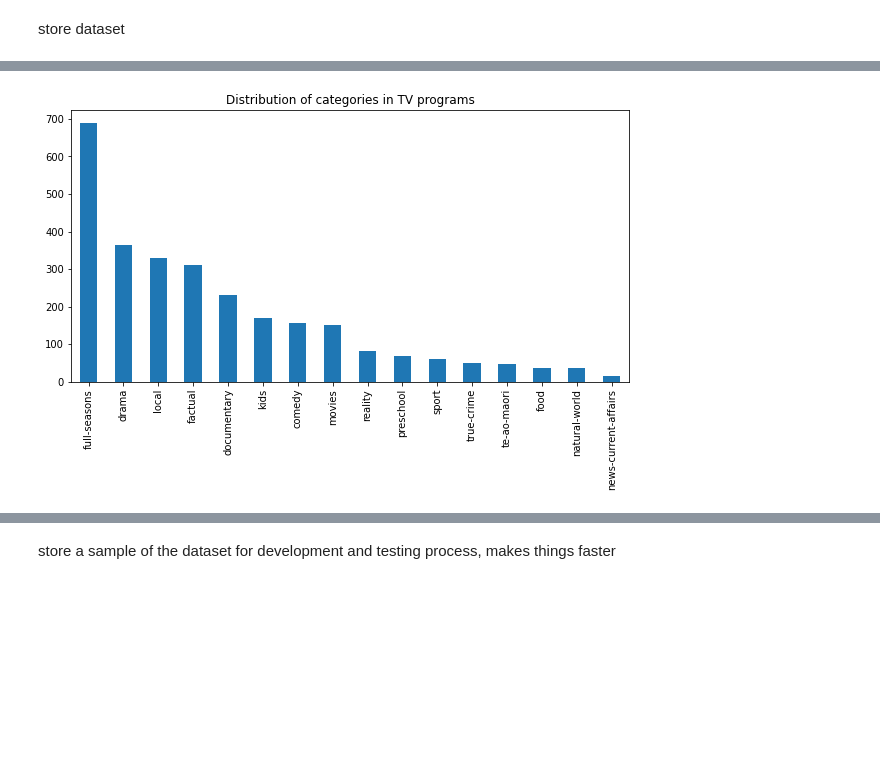
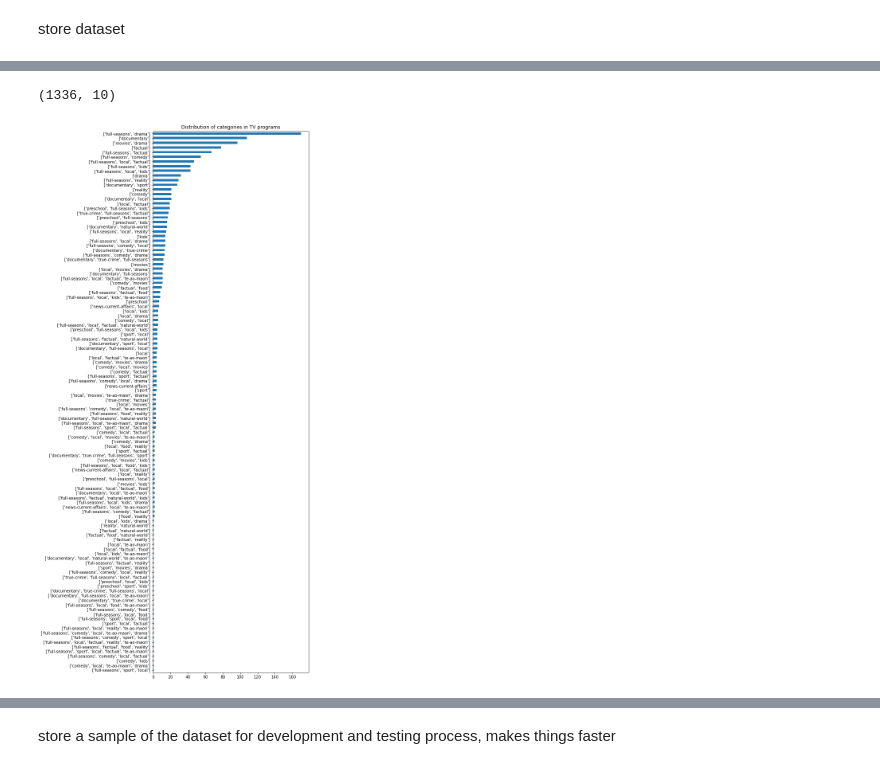
Before and after one commit to ciCciC/RecommendationSysTopicModel, a Jupyter notebook: notebooks/scraping_tvnz.ipynb, the cells around one changed output, grey strips where cells are left out. Drawn from its saved outputs; the diff is of its cells as text; code cells hidden in the pictures; blank space fills up the shorter version.

```diff
--- a/notebooks/scraping_tvnz.ipynb
+++ b/notebooks/scraping_tvnz.ipynb
@@ -61,7 +61,8 @@ def fetch_episodes(soup, unique_id, category, fallback_url):
             'image_url': image_dump,
             'is_season': 1,
             'season': season_num,
-            'category': category,
+            'category': '',
+            'file_name': '',
             'tv_program_id': unique_id
         })
 
@@ -70,26 +71,33 @@ def fetch_episodes(soup, unique_id, category, fallback_url):
 %%time
 
 tvprogram_data = []
-# unique_id = 1
+visited = []
 
 for idx in range(len(files)):
     unique_id = idx
     file = files[idx]
     splitted = file.split('/')
+    file_name = splitted[-1]
     category = splitted[4]
     file_path = '/'.join(splitted[4:])
 
-    # if 'preschool/ready-steady-wiggle.html' != file_path:
-    #     continue
+    print(file_path, file_name)
 
-    print(file_path)
+    # add extra category is the file occurs in other categories as well
+    if file_name in visited:
+        for program in tvprogram_data:
+            if program['file_name'] == file_name:
+                program['category'] = program['category'] + [category]
+                break
+        continue
 
     soup = BeautifulSoup(open(file), 'html.parser')
 
     content = fetch_meta(soup)
     content['tv_program_id'] = unique_id
-    content['category'] = category
-    content['file_name'] = file_path
+    content['category'] = [category]
+    content['file_name'] = file_name
+    content['file_path'] = file_path
 
     episodes = fetch_episodes(soup, unique_id, category, content['image_url'])
 
@@ -97,4 +105,6 @@ for idx in range(len(files)):
 
     for episode in episodes:
         tvprogram_data.append(episode)
+
+    visited.append(file_name)
 # %% [output]
@@ -157,0 +172,9 @@ df_tv_programs.head(10)
+# %%
+df_tv_programs[df_tv_programs.is_season == 0].shape
+# %% [output]
+(1336, 10)
+# %%
+# fix empty categories in seasons
+for idx in df_tv_programs[df_tv_programs.is_season == 0].iloc[:, 0].values:
+    tv_prog_cat = df_tv_programs[(df_tv_programs.tv_program_id == idx) & (df_tv_programs.is_season == 0)]['category'].iloc[0]
+    df_tv_programs.loc[(df_tv_programs.tv_program_id == idx) & (df_tv_programs.is_season == 1), 'category'] = tv_prog_cat
@@ -158,7 +183,9 @@ df_tv_programs.head(10)
 # %%
-df_tv_programs[df_tv_programs.is_season == 0]['category'].value_counts().plot.bar(title='Distribution of categories in TV programs', figsize=(10, 5));
+plot_cat = df_tv_programs[df_tv_programs.is_season == 0]['category'].value_counts().plot.barh(title='Distribution of categories in TV programs', figsize=(7, 25))
+
+plot_cat.invert_yaxis();
 # %% [output]
-[figure, old version]
+[figure, new version]
 # %%
 plot_ratings = df_tv_programs[df_tv_programs.is_season == 1]['rating'].value_counts().plot.barh(title='Distribution of Ratings in Episodes', figsize=(5, 10))
 
```
Also changed, not shown: parts of 8 cells of this notebook, 6 other files.
